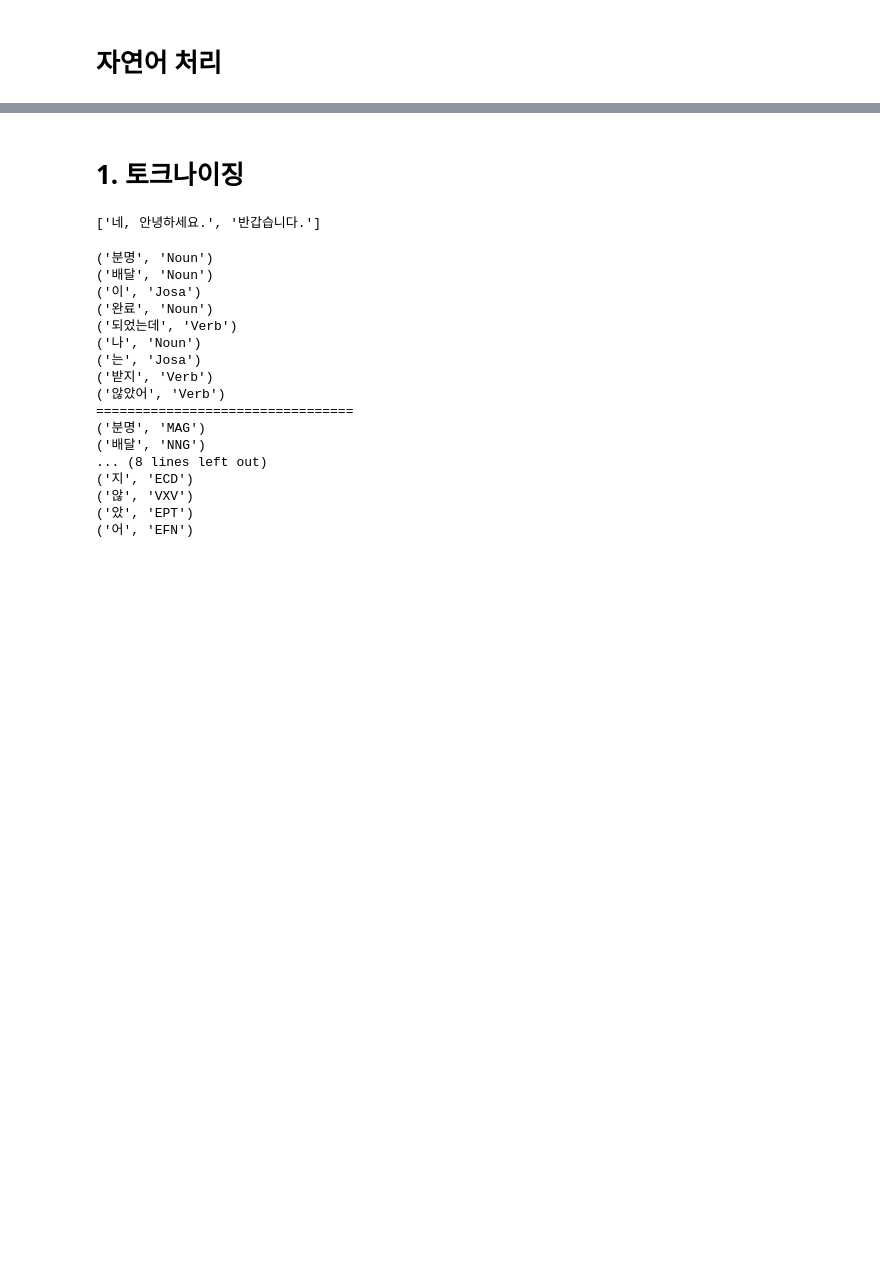
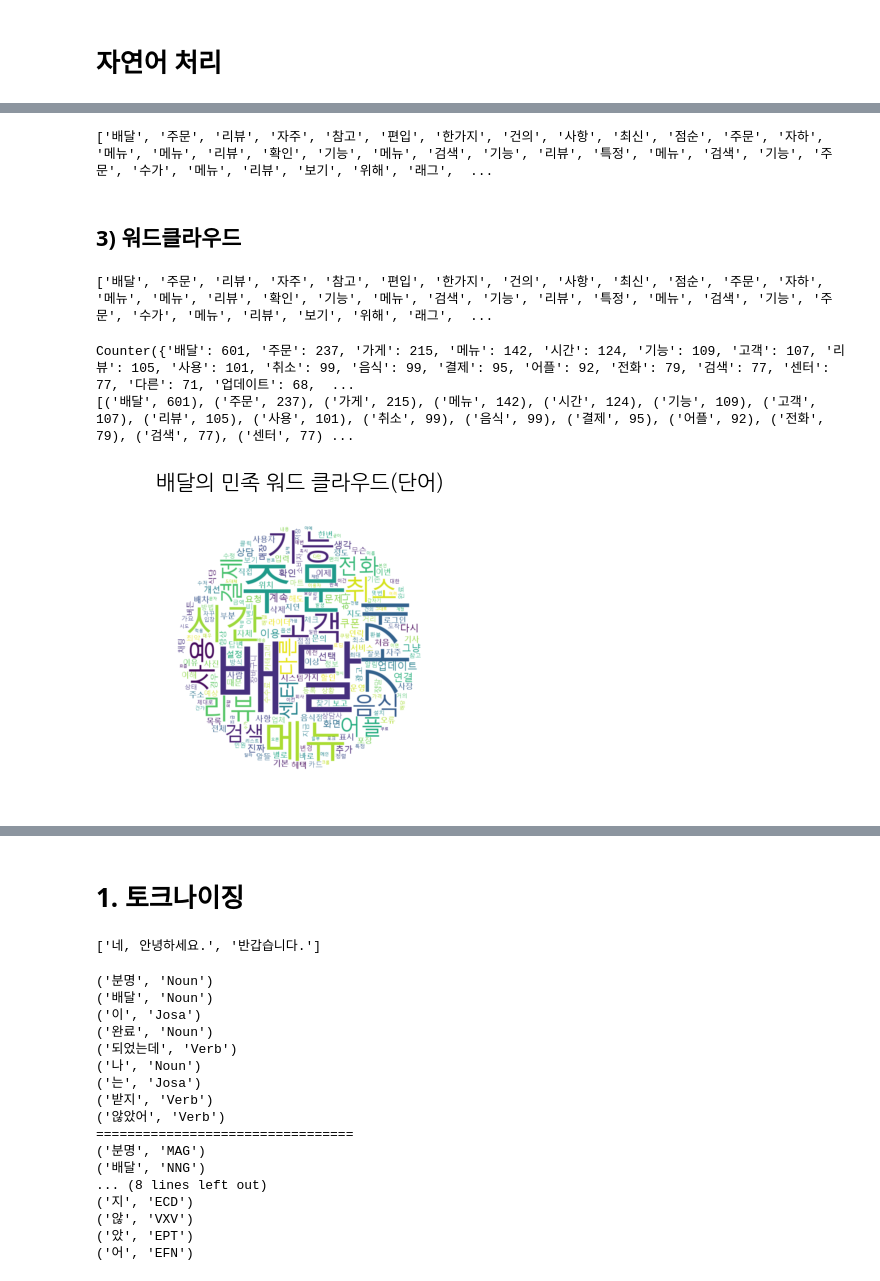
Before and after one commit to zzangyoon/pythonWorkspace, a Jupyter notebook: 07_자연어_처리.ipynb, the cells around one changed output, grey strips where cells are left out. Cells and saved outputs as stored; diff of their text form; code cells hidden in the pictures; blank space fills up the shorter version.

```diff
--- a/07_자연어_처리.ipynb
+++ b/07_자연어_처리.ipynb
@@ -2,0 +76,4 @@
+# %%
+# 저장한 데이터 다시 불러오기
+data = pd.read_csv("data/appreply2.csv", index_col=0)
+data.head()
@@ -2,0 +89,4 @@
+# %%
+from konlpy.tag import Okt
+
+okt = Okt()
@@ -2,0 +104,41 @@
+# %%
+# word_list라는 빈 리스트를 만든다
+# 모든 리뷰들을 형태소 분석기에 넣는다
+# 그 리뷰들 중에 Noun만 추출한다
+# 그 토큰들을 word_list에 담는다
+    # 조건 : 2글자 이상인 단어만 담는다
+    # 조건 : 불용어(stopwords)가 아닌 단어들만 담는다
+
+word_list = []
+stopwords = ["배민", "민족"]
+
+for i, review in enumerate(data["text"].tolist()) :
+    # STEP1. 데이터 전처리 진행
+    new_review = re.sub("[^a-zA-Z가-힣\s]", "", review)
+    # STEP2. 형태소 분석
+    result = okt.nouns(new_review)
+    # STEP3. 조건에 맞는 단어 담기
+    for word in result :
+        if len(word) > 1 and word not in stopwords :
+            word_list.append(word)
+    ### 출력 메세지 ###
+    # print(f"{i}번째 리뷰 : {review}")
+print(word_list)
+# %% [output]
+['배달', '주문', '리뷰', '자주', '참고', '편입', '한가지', '건의', '사항', '최신', '점순', '주문', '자하', '메뉴', '메뉴', '리뷰', '확인', '기능', '메뉴', '검색', '기능', '리뷰', '특정', '메뉴', '검색', '기능', '주문', '수가', '메뉴', '리뷰', '보기', '위해', '래그',  ...
+# %% [markdown]
+## 3) 워드클라우드
+# %%
+print(word_list)
+# %% [output]
+['배달', '주문', '리뷰', '자주', '참고', '편입', '한가지', '건의', '사항', '최신', '점순', '주문', '자하', '메뉴', '메뉴', '리뷰', '확인', '기능', '메뉴', '검색', '기능', '리뷰', '특정', '메뉴', '검색', '기능', '주문', '수가', '메뉴', '리뷰', '보기', '위해', '래그',  ...
+# %%
+# 키:값 => 단어:빈도 수
+from collections import Counter
+
+counter = Counter(word_list)
+print(counter)
+print(counter.most_common(30))
+# %% [output]
+Counter({'배달': 601, '주문': 237, '가게': 215, '메뉴': 142, '시간': 124, '기능': 109, '고객': 107, '리뷰': 105, '사용': 101, '취소': 99, '음식': 99, '결제': 95, '어플': 92, '전화': 79, '검색': 77, '센터': 77, '다른': 71, '업데이트': 68,  ...
+[('배달', 601), ('주문', 237), ('가게', 215), ('메뉴', 142), ('시간', 124), ('기능', 109), ('고객', 107), ('리뷰', 105), ('사용', 101), ('취소', 99), ('음식', 99), ('결제', 95), ('어플', 92), ('전화', 79), ('검색', 77), ('센터', 77) ...
@@ -2,0 +147,28 @@
+# %%
+from wordcloud import WordCloud
+import matplotlib.pyplot as plt
+import koreanize_matplotlib
+
+## (한번 해보기) Mask로 내가 원하는 모양으로 만들어보기
+from PIL import Image
+import numpy as np
+
+mask_img = np.array(Image.open("resources/circle.png"))
+
+wc = WordCloud(
+    font_path = "C:\Windows\Fonts\malgun.ttf",
+    mask=mask_img,
+    background_color="white",
+    width=800,
+    height=400
+)
+
+wc.generate_from_frequencies(counter)
+
+plt.figure(figsize=(5,5))
+plt.imshow(wc, interpolation="bilinear")
+plt.axis("off")
+plt.title("배달의 민족 워드 클라우드(단어)", fontsize =15)
+plt.show()
+# %% [output]
+[figure, added]
```
Also changed, not shown: parts of 96 cells of this notebook, 4 other files.
